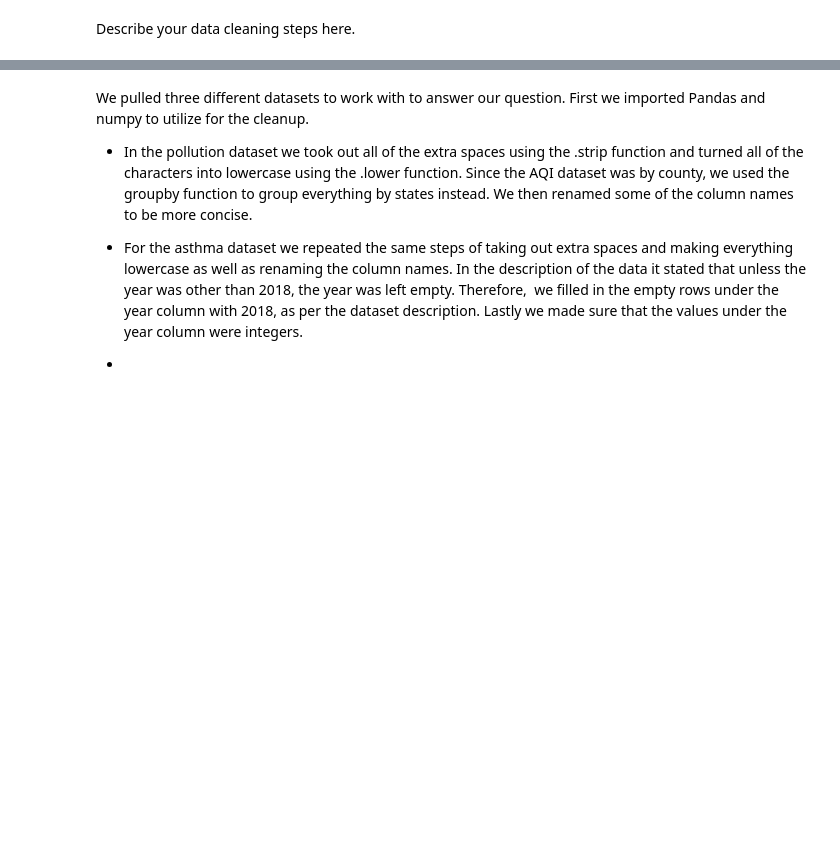
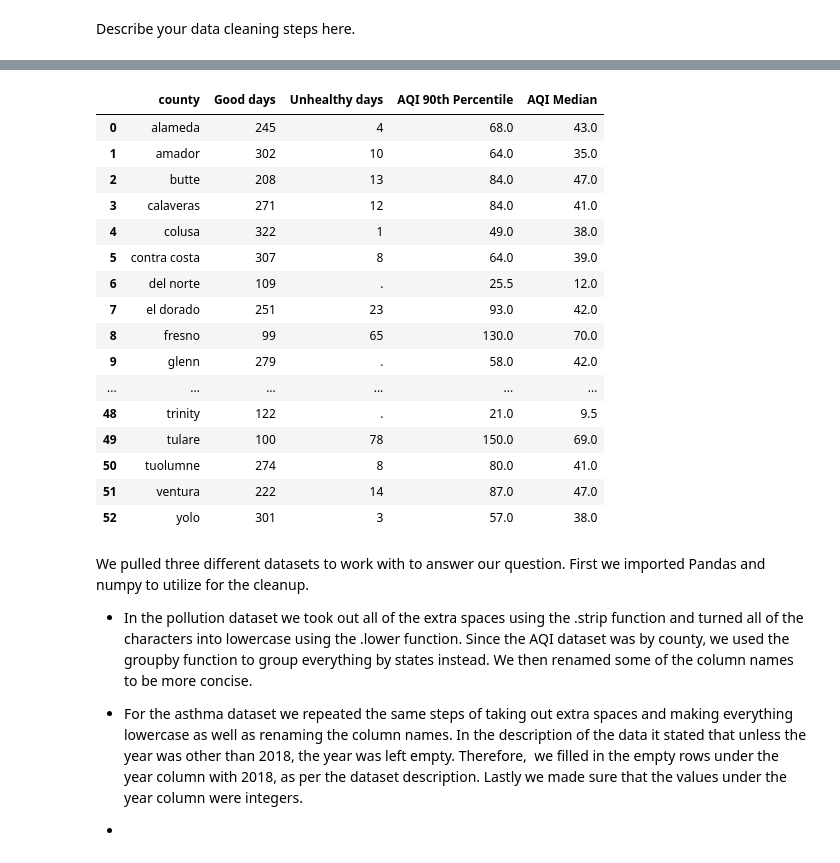
Before and after one commit to tintrungp/COGS108_Repo, a Jupyter notebook: DataCheckpointGroup017Sp22.ipynb, the cells around one changed output, grey strips where cells are left out. Drawn from its saved outputs; the diff is of its cells as text; code cells hidden in the pictures; blank space fills up the shorter version.

```diff
--- a/DataCheckpointGroup017Sp22.ipynb
+++ b/DataCheckpointGroup017Sp22.ipynb
@@ -191,0 +149,11 @@ aqi_ca
+# %%
+# aqi_2010
+# Columns: # of good days, # unhealthy days, AQI Median
+
+aqi_2010 = pd.read_csv('data/aqireport2010.csv')
+aqi_2010.drop(['# Days with AQI', 'Moderate', 'Unhealthy', 'Very Unhealthy', 'County Code',
+                'Hazardous', 'AQI Maximum', '# Days CO', '# Days NO2', '# Days O3', '# Days PM2.5', '# Days PM10'  ],
+                 inplace = True, axis=1)
+aqi_2010.columns = ['county', 'Good days', 'Unhealthy days', 'AQI 90th Percentile', 'AQI Median']
+aqi_2010['county'] = aqi_ca['county'].apply(standardize_region)
+aqi_2010.head()
@@ -192,3 +167,39 @@ aqi_ca
+# %%
+# county_cancer_2010
+# filter year 2010
+county_cancer_2010 = county_cancer[county_cancer['Year'] == 2010]
+county_cancer_2010 = county_cancer_2010[county_cancer_2010['Age'] == 'All Ages']
+county_cancer_2010.drop(['Sex', 'Race/Ethnicity', 'Age', 'Stage at Diagnosis', 'Age-adjusted Rate Standard Error', 'Year',
+                         'Age-adjusted Rate Lower Confidence Interval', 'Age-adjusted Rate Upper Confidence Interval'],
+                 inplace = True, axis=1)
+county_cancer_2010['California Region'] = county_cancer_2010['California Region'].apply(standardize_region)
+county_cancer_2010.columns = ['county', 'rate per 100,000', 'count']
+# drop the county with combined cancer value
+# we drop them instead of taking the average because there are significant differences for the AQI values
+county_cancer_2010 = county_cancer_2010.drop(county_cancer_2010.index[39:47])
+
+
+aqi_cancer_2010 = pd.merge(county_cancer_2010, aqi_2010, on='county')
+aqi_cancer_2010
+aqi_2010
+# %% [output]
+|  | county | Good days | Unhealthy days | AQI 90th Percentile | AQI Median |
+| 0 | alameda | 245 | 4 | 68.0 | 43.0 |
+| 1 | amador | 302 | 10 | 64.0 | 35.0 |
+| 2 | butte | 208 | 13 | 84.0 | 47.0 |
+| 3 | calaveras | 271 | 12 | 84.0 | 41.0 |
+| 4 | colusa | 322 | 1 | 49.0 | 38.0 |
+| 5 | contra costa | 307 | 8 | 64.0 | 39.0 |
+| 6 | del norte | 109 | . | 25.5 | 12.0 |
+| 7 | el dorado | 251 | 23 | 93.0 | 42.0 |
+| 8 | fresno | 99 | 65 | 130.0 | 70.0 |
+| 9 | glenn | 279 | . | 58.0 | 42.0 |
+| ... | ... | ... | ... | ... | ... |
+| 48 | trinity | 122 | . | 21.0 | 9.5 |
+| 49 | tulare | 100 | 78 | 150.0 | 69.0 |
+| 50 | tuolumne | 274 | 8 | 80.0 | 41.0 |
+| 51 | ventura | 222 | 14 | 87.0 | 47.0 |
+| 52 | yolo | 301 | 3 | 57.0 | 38.0 |
 # %%
 # remove " county"
 def standardize_region(str_in):
```
Also changed, not shown: parts of 7 cells of this notebook.
